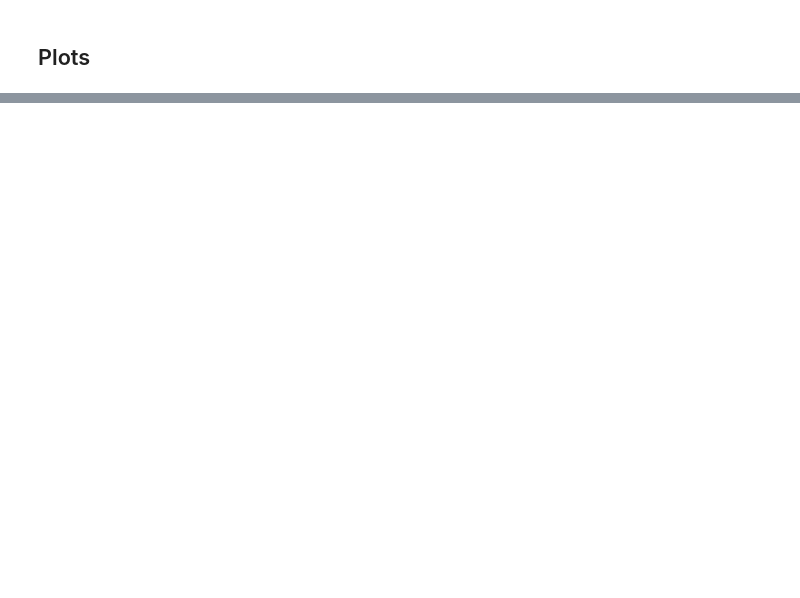
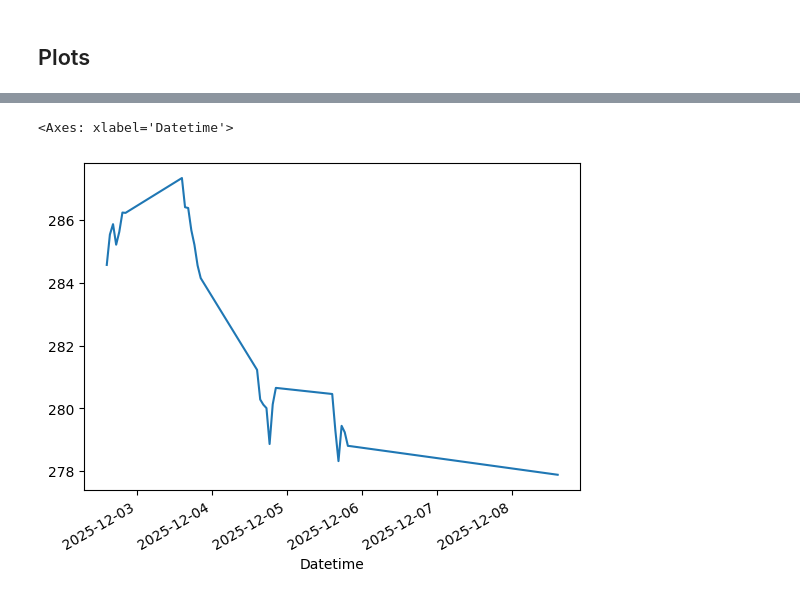
Before and after one commit to tanyasanjuan/computer-infrastructure, a Jupyter notebook: problems.ipynb, the cells around one changed output, grey strips where cells are left out. Drawn from its saved outputs; the diff is of its cells as text; code cells hidden in the pictures; blank space fills up the shorter version.

Commit message:
Plotting - closing price of Apple

```diff
--- a/problems.ipynb
+++ b/problems.ipynb
@@ -276,0 +295,6 @@ df.plot()
+# %%
+# Plot closing price of one of Apple.
+df[('Close', 'AAPL')].plot()
+# %% [output]
+<Axes: xlabel='Datetime'>
+[figure, added]
```
Also changed, not shown: parts of 13 cells of this notebook, 2 other files.
